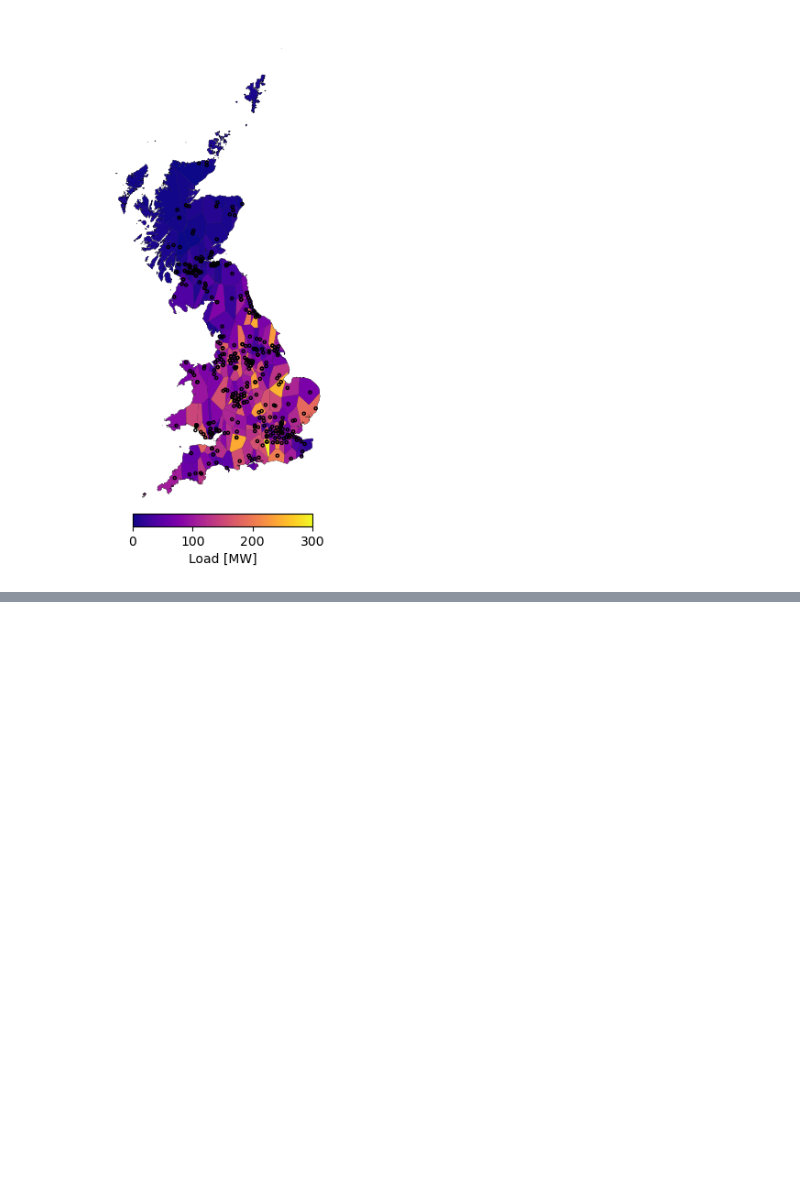
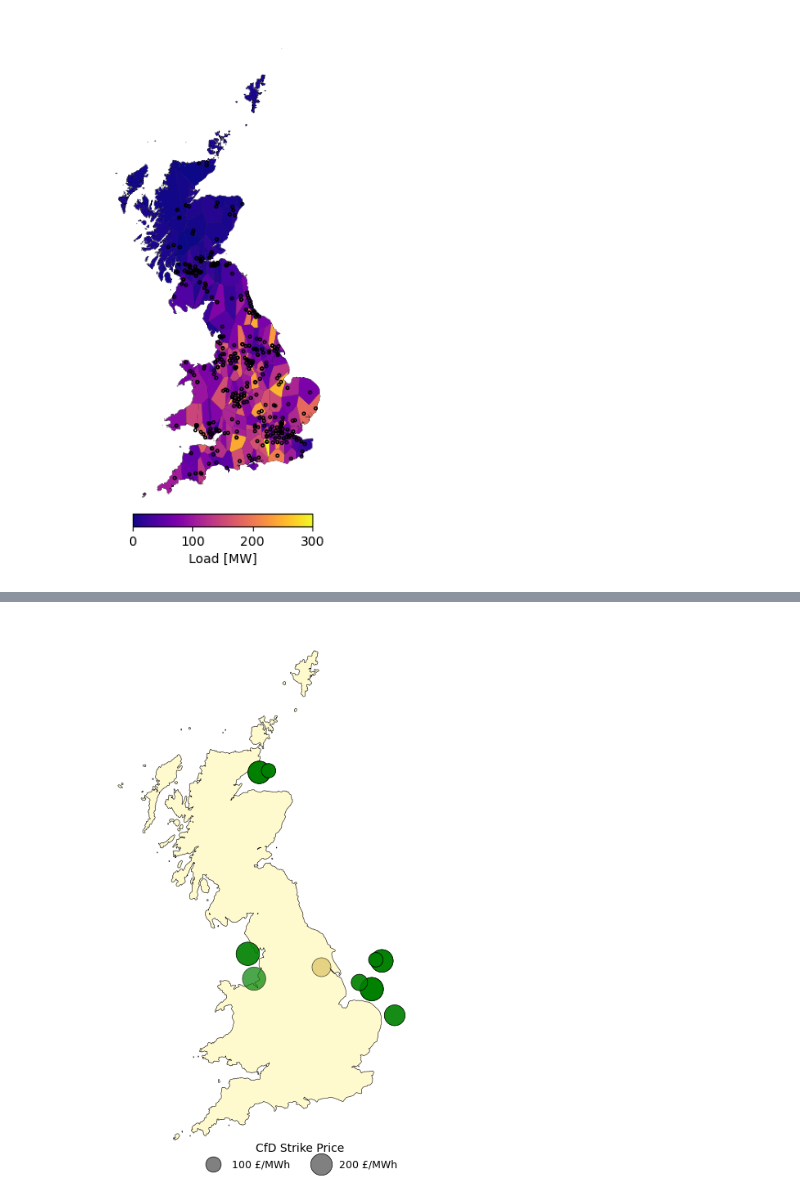
Before and after one commit to LukasFrankenQ/LMP, a Jupyter notebook: notebooks/plot_network.ipynb, the cells around one changed output, grey strips where cells are left out. Cells and saved outputs as stored; diff of their text form; code cells hidden in the pictures; blank space fills up the shorter version.

```diff
--- a/notebooks/plot_network.ipynb
+++ b/notebooks/plot_network.ipynb
@@ -443,0 +400,3 @@ a = {
+# %%
+regions = gpd.read_file(Path.cwd().parent / 'data' / 'fti_zones.geojson').set_index('name')['geometry']
+regions = gpd.GeoDataFrame(geometry=[unary_union(regions.buffer(0.01))])
@@ -443,0 +405,6 @@ a = {
+# %%
+wind = nice_carriers['onshore wind'] + nice_carriers['offshore wind'] + nice_carriers['biomass'] + nice_carriers['solar']
+loc_carrier = loc.loc[loc.carrier.isin(wind)]
+# %%
+cfds = pd.read_csv(Path.cwd().parent / 'resources' / 'bmu_strike_prices.csv', index_col=0)
+cfds
@@ -443,0 +426,3 @@ a = {
+# %%
+overlap = loc_carrier.index.intersection(cfds.index)
+cfd_units = pd.concat((loc_carrier.loc[overlap], cfds.loc[overlap, 'strike_price']), axis=1)
@@ -443,0 +449,84 @@ a = {
+# %%
+fig, ax = plt.subplots(1, 1, figsize=size)
+fig.patch.set_facecolor(background_color)
+ax.set_facecolor(background_color)
+
+onehundred_size = 200
+
+handles, labels = [], []
+
+regions.set_crs('epsg:4326').plot(
+    ax=ax,
+    edgecolor='black',
+    facecolor='lemonchiffon',
+    alpha=1,
+    zorder=0,
+    linewidth=0.4
+    )
+
+for carrier, n_carriers in nice_carriers.items():
+
+    loc_carrier = cfd_units.loc[cfd_units['carrier'].isin(n_carriers)]
+
+    if loc_carrier.empty:
+        continue
+
+    ax.scatter(
+        loc_carrier.lon.tolist(),
+        loc_carrier.lat.tolist(),
+        # s=np.sqrt(loc_carrier["strike_price"] / 100) * onehundred_size,
+        s=loc_carrier["strike_price"] / 100 * onehundred_size,
+        color=carrier_colors[carrier],
+        edgecolor='k',
+        alpha=0.7,
+        linewidth=0.5
+        )
+
+
+handles.append(Line2D(
+    [0], [0],
+    color=background_color,
+    marker='o',
+    markersize=13.5,
+    markerfacecolor="grey",
+    markeredgewidth=0.5,
+    markeredgecolor='black',
+    ))
+labels.append("100 £/MWh")
+
+handles.append(Line2D(
+    [0], [0],
+    color=background_color,
+    marker='o',
+    markersize=19,
+    markerfacecolor="grey",
+    markeredgewidth=0.5,
+    markeredgecolor='black',
+    ))
+labels.append("200 £/MWh")
+
+ax.legend(
+    handles,
+    labels,
+    title="CfD Strike Price",
+    bbox_to_anchor=(0.98, 0.05),
+    ncol=2,
+    fontsize=9,
+    borderpad=0,
+    labelspacing=0.5,
+    frameon=False,
+)
+
+
+ax.set_xticks([])
+ax.set_yticks([])
+
+ax.spines['top'].set_visible(False)
+ax.spines['bottom'].set_visible(False)
+ax.spines['left'].set_visible(False)
+ax.spines['right'].set_visible(False)
+
+plt.tight_layout()
+plt.show()
+# %% [output]
+[figure, added]
```
Also changed, not shown: parts of 16 cells of this notebook, 2 other files.
